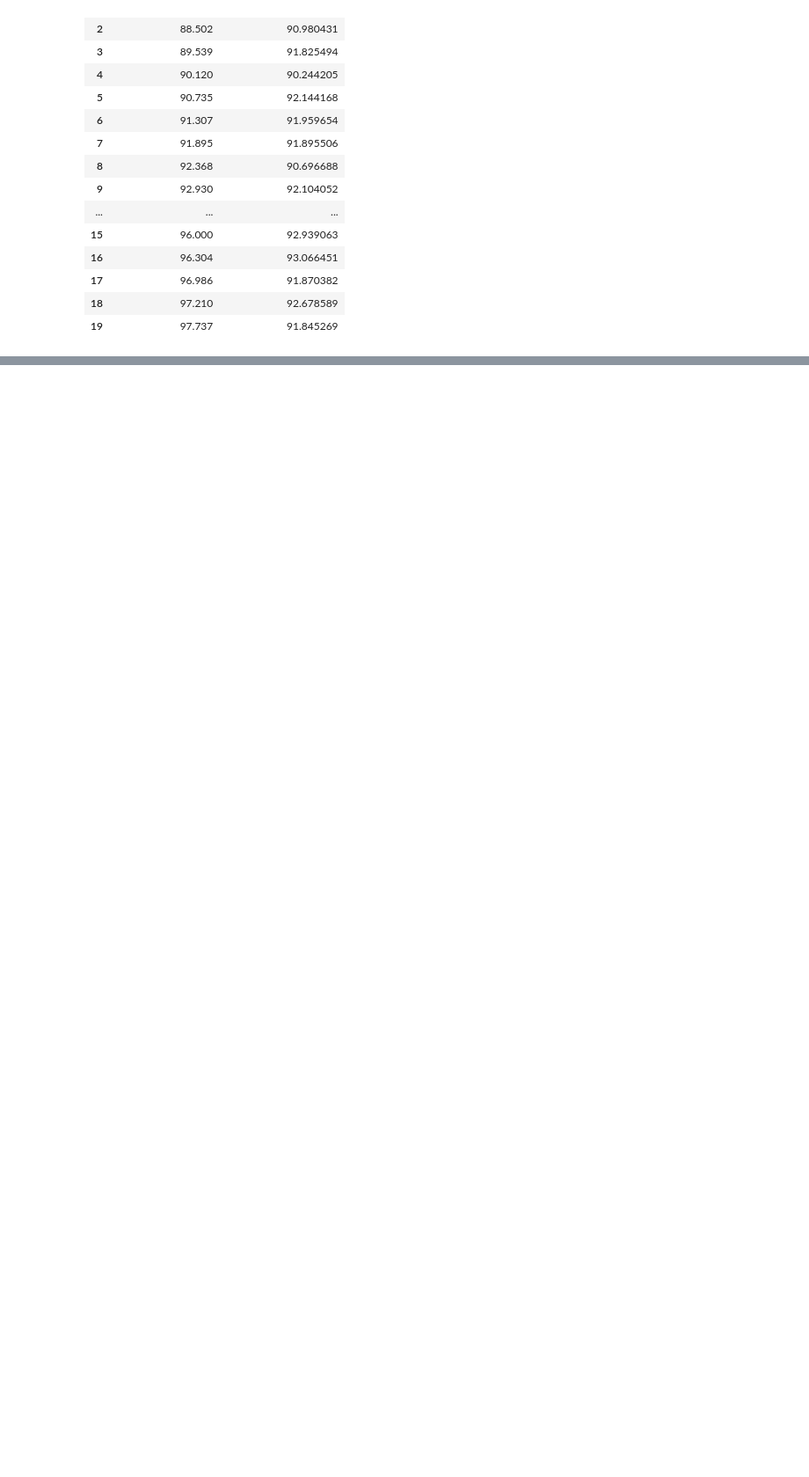
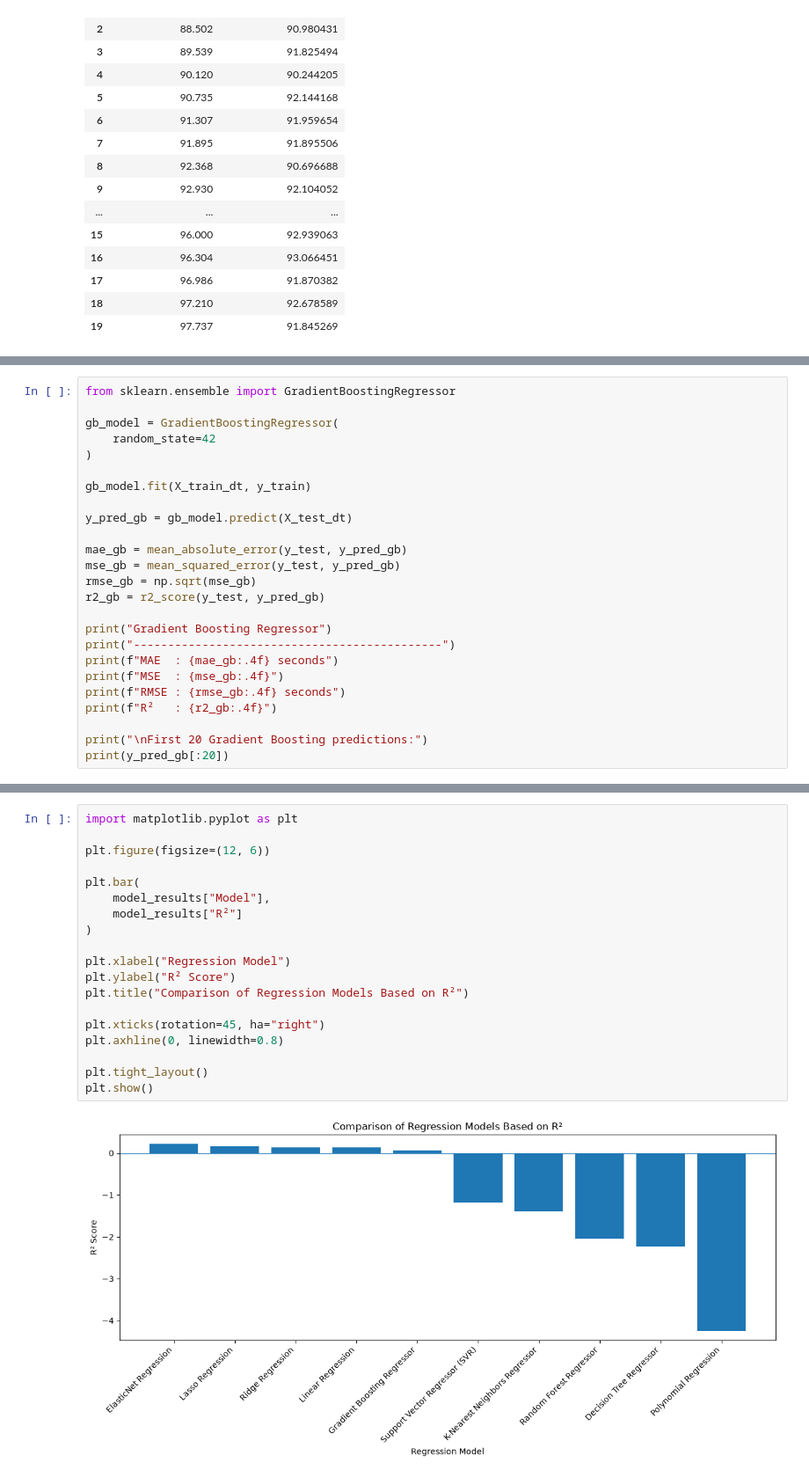
Before and after one commit to TejhashwiniCB/23CSE301-ML-Capstone, a Jupyter notebook: notebooks/regression.ipynb, the cells around one changed output, grey strips where cells are left out. Shown at 88% size. Cells and saved outputs as stored; diff of their text form; blank space fills up the shorter version.

Commit message:
all 10 algorithms done with comparison

```diff
--- a/notebooks/regression.ipynb
+++ b/notebooks/regression.ipynb
@@ -1027,0 +1176,25 @@ display(elastic_comparison.head(20))
+# %%
+from sklearn.ensemble import GradientBoostingRegressor
+
+gb_model = GradientBoostingRegressor(
+    random_state=42
+)
+
+gb_model.fit(X_train_dt, y_train)
+
+y_pred_gb = gb_model.predict(X_test_dt)
+
+mae_gb = mean_absolute_error(y_test, y_pred_gb)
+mse_gb = mean_squared_error(y_test, y_pred_gb)
+rmse_gb = np.sqrt(mse_gb)
+r2_gb = r2_score(y_test, y_pred_gb)
+
+print("Gradient Boosting Regressor")
+print("---------------------------------------------")
+print(f"MAE  : {mae_gb:.4f} seconds")
+print(f"MSE  : {mse_gb:.4f}")
+print(f"RMSE : {rmse_gb:.4f} seconds")
+print(f"R²   : {r2_gb:.4f}")
+
+print("\nFirst 20 Gradient Boosting predictions:")
+print(y_pred_gb[:20])
@@ -1027,0 +1462,21 @@ display(elastic_comparison.head(20))
+# %%
+import matplotlib.pyplot as plt
+
+plt.figure(figsize=(12, 6))
+
+plt.bar(
+    model_results["Model"],
+    model_results["R²"]
+)
+
+plt.xlabel("Regression Model")
+plt.ylabel("R² Score")
+plt.title("Comparison of Regression Models Based on R²")
+
+plt.xticks(rotation=45, ha="right")
+plt.axhline(0, linewidth=0.8)
+
+plt.tight_layout()
+plt.show()
+# %% [output]
+[figure, added]
```
Also changed, not shown: parts of 33 cells of this notebook.
